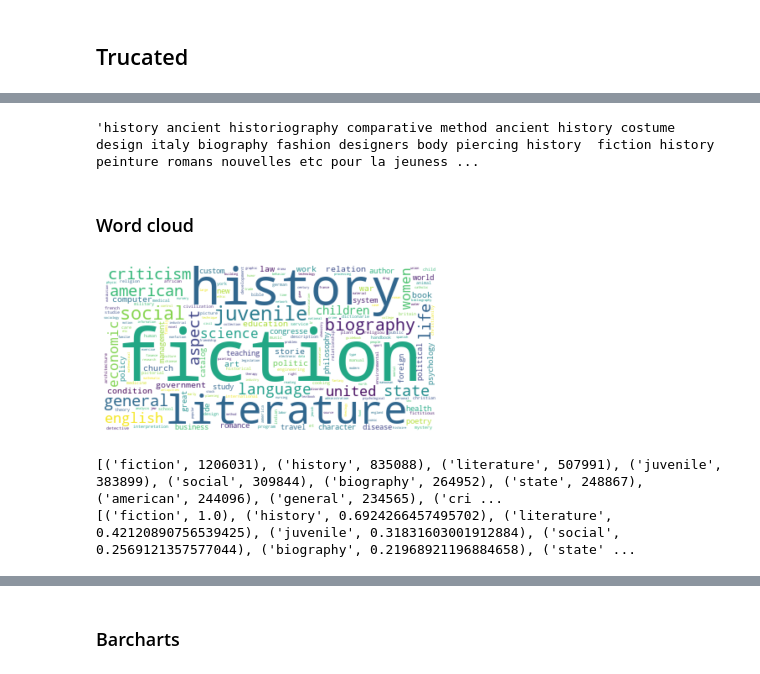
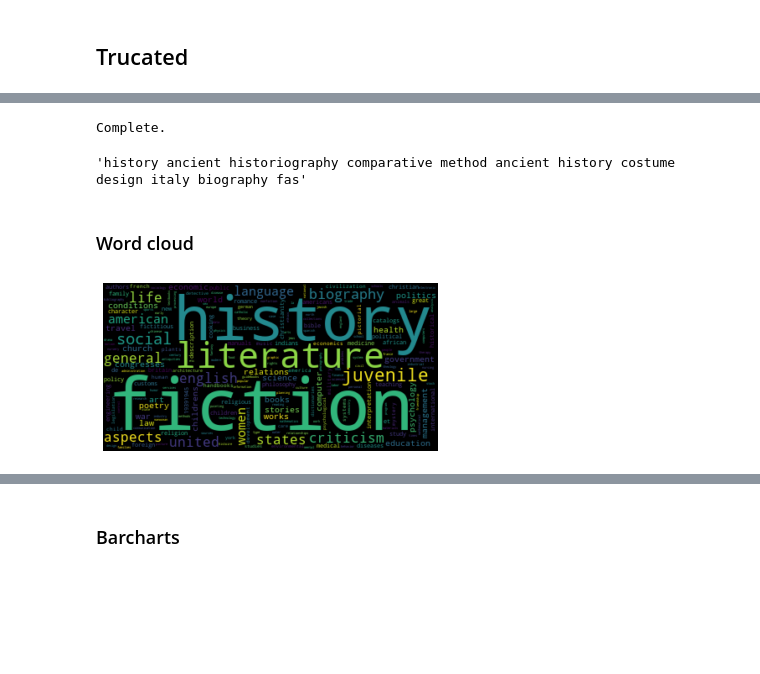
Before and after one commit to vivienneprince/bookcovers-ml-python, a Jupyter notebook: data-preprocessing.ipynb, the cells around one changed output, grey strips where cells are left out. Saved outputs shown, nothing was run; the diff lists cells and outputs as text; code cells hidden in the pictures; blank space fills up the shorter version.

```diff
--- a/data-preprocessing.ipynb
+++ b/data-preprocessing.ipynb
@@ -19,3 +23,6 @@ import multiprocessing
 multiprocessing.cpu_count()
 # %% [output]
 16
+# %%
+STOP_WORDS = get_stop_words('english')
+STOP_WORDS[:10]
@@ -266,24 +215,2 @@ motion-pictures
 # %% [markdown]
 ## Trucated
-# %%
-# Create an array of words in "subjects" column per work:
-
-subjects = []
-print("Beginning subject extraction...")
-for k, row in df.iterrows():
-    curr_subjects = row["subjects"][1:-
-                                    1].translate(str.maketrans('', '', string.punctuation))
-    subjects.append(curr_subjects)
-    if k % (5*10**5) == 0:
-        print(k)
-
-print("Subject extraction complete.")
-print("Beginning subject concatanation...")
-# unpack arrays to one string
-subjects_str = ' '.join(np.ravel(subjects))
-print("Beginning subject cleaning...")
-subjects_str = subjects_str.lower()                    # convert all to lowercase
-while("" in subjects_str):
-    subjects_str.remove("")    # remove empty strings
-# subjects_list = subjects_str.split (" ")               # unpack string to array
-print("Complete.")
@@ -301,0 +217,11 @@ Subject extraction complete.
+# %%
+N_WORKS = len(df.index) # 50000
+
+print("Beginning subject extraction...")
+subjects = Parallel(n_jobs=-1)(
+    delayed(extract_subjects)(k, row, N_WORKS, collated = False) for k, row in df[:N_WORKS].iterrows())
+subjects = np.concatenate(subjects, axis=0)
+print("Subject extraction complete.")
+
+print("\nSample result:")
+subjects[:10]
@@ -302,21 +248,33 @@ Subject extraction complete.
+# %%
+subjects_str = ' '.join(subjects)
+print("Complete.")
+
+# save as txt file
+text_file = open("allsubj_split.txt", "wt")
+n = text_file.write(subjects_str)
+text_file.close()
+# %% [output]
+Complete.
 # %%
-subjects_str[:1000]
+subjects_str[:100]
 # %% [output]
-'history ancient historiography comparative method ancient history costume design italy biography fashion designers body piercing history  fiction history peinture romans nouvelles etc pour la jeuness ...
+'history ancient historiography comparative method ancient history costume design italy biography fas'
 # %% [markdown]
 ### Word cloud
 # %%
 # create the wordcloud object
-wordcloud = WordCloud(stopwords=STOPWORDS,
-                      collocations=False,
-                      background_color="white").generate(subjects_str)
+# https://stackoverflow.com/questions/59148244/keeping-words-together-in-wordcloud
+
+word_could_dict = Counter(subjects)
+wordcloud = WordCloud().generate_from_frequencies(word_could_dict)
+# wordcloud.to_file("word_test.png")
 
 # plot the wordcloud object
 plt.imshow(wordcloud, interpolation='bilInear')
 plt.axis('off')
 plt.show()
 # %% [output]
-[figure, old version]
+[figure, new version]
 # %%
 # create a dictionary of word frequencies
 sub_dictionary = wordcloud.process_text(subjects_str)
@@ -326,13 +284,6 @@ word_freq = {k: v for k, v in sorted(
 
 # use words_ to print relative word frequencies
 rel_freq = wordcloud.words_
-# %%
-# print results
-print(list(word_freq.items())[:10])
-print(list(rel_freq.items())[:10])
-# %% [output]
-[('fiction', 1206031), ('history', 835088), ('literature', 507991), ('juvenile', 383899), ('social', 309844), ('biography', 264952), ('state', 248867), ('american', 244096), ('general', 234565), ('cri ...
-[('fiction', 1.0), ('history', 0.6924266457495702), ('literature', 0.42120890756539425), ('juvenile', 0.31831603001912884), ('social', 0.2569121357577044), ('biography', 0.21968921196884658), ('state' ...
 # %%
 rel_freq_df = pd.DataFrame.from_dict(
     rel_freq,
```
Also changed, not shown: parts of 21 cells of this notebook, 1 other file.
